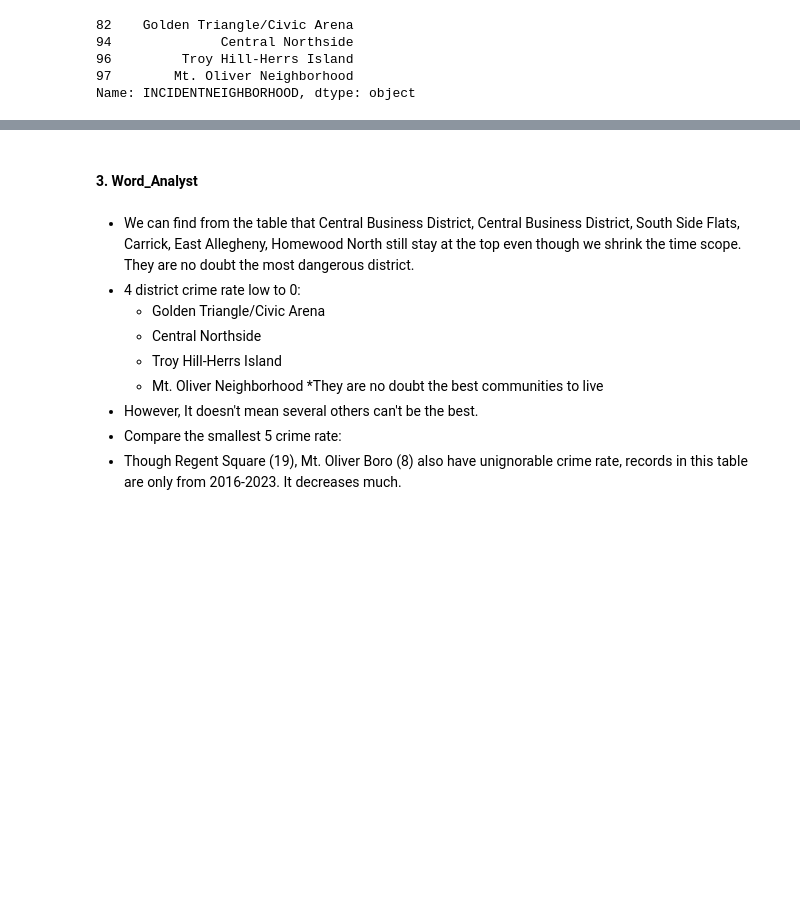
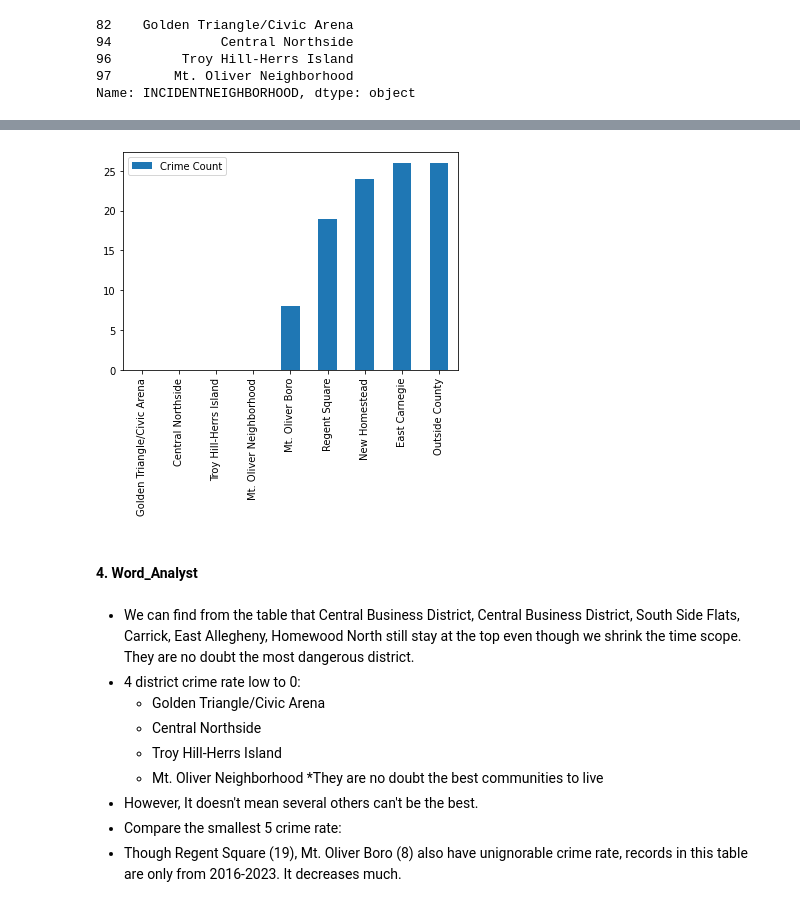
Before and after one commit to FemiG/CMPINF-Final-Project, a Jupyter notebook: Arrest_Zhuoran.ipynb, the cells around one changed output, grey strips where cells are left out. Saved outputs shown, nothing was run; the diff lists cells and outputs as text; code cells hidden in the pictures; blank space fills up the shorter version.

```diff
--- a/Arrest_Zhuoran.ipynb
+++ b/Arrest_Zhuoran.ipynb
@@ -107,5 +113,12 @@ plt.show()
+# %%
+Crime_Count = [0,0,0,0,8,19,24,26,26]
+index = ["Golden Triangle/Civic Arena","Central Northside","Troy Hill-Herrs Island","Mt. Oliver Neighborhood","Mt. Oliver Boro","Regent Square","New Homestead","East Carnegie","Outside County"]
+df = pd.DataFrame({'Crime Count': Crime_Count}, index=index)
+ax = df.plot.bar(rot=90)
+# %% [output]
+[figure, added]
 # %% [markdown]
-#### **3. Word_Analyst**
+#### **4. Word_Analyst**
 # %% [markdown]
 * We can find from the table that Central Business District, Central Business District, South Side Flats, Carrick, East Allegheny, Homewood North still stay at the top even though we shrink the time scope. They are no doubt the most dangerous district.
 * 4 district crime rate low to 0:
```
Also changed, not shown: parts of 5 cells of this notebook.
